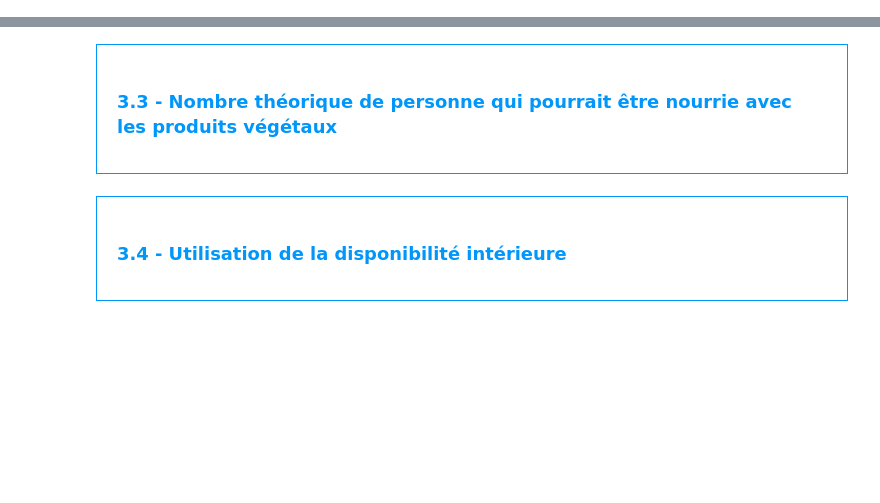
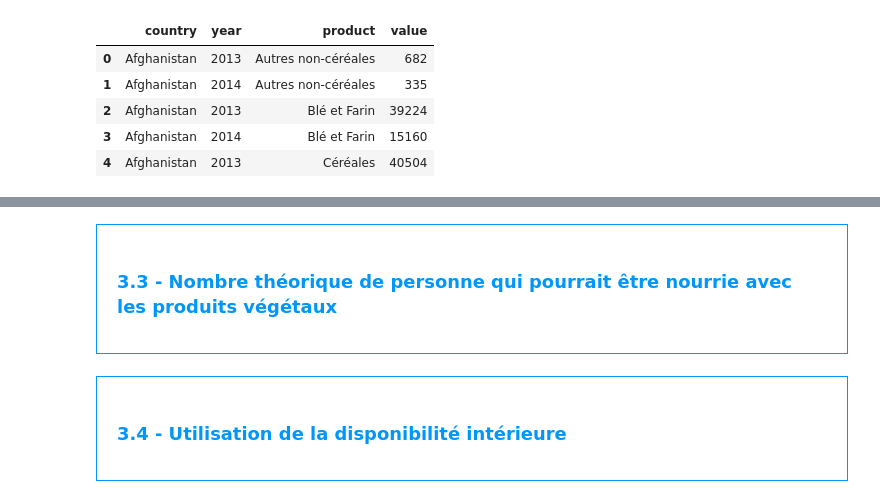
Before and after one commit to zizou47/Data-Science-Projects, a Jupyter notebook: Food, Agriculture Organization (FAO) analysis/analysis.ipynb, the cells around one changed output, grey strips where cells are left out. Saved outputs shown, nothing was run; the diff lists cells and outputs as text; code cells hidden in the pictures; blank space fills up the shorter version.

```diff
--- a/Food, Agriculture Organization (FAO) analysis/analysis.ipynb
+++ b/Food, Agriculture Organization (FAO) analysis/analysis.ipynb
@@ -106,4 +165,11 @@ Le tableau comporte 3 colonne(s)
 </div>
 # %%
-#Afficher les dimensions du dataset
+alimentary.head()
+# %% [output]
+|  | country | year | product | value |
+| 0 | Afghanistan | 2013 | Autres non-céréales | 682 |
+| 1 | Afghanistan | 2014 | Autres non-céréales | 335 |
+| 2 | Afghanistan | 2013 | Blé et Farin | 39224 |
+| 3 | Afghanistan | 2014 | Blé et Farin | 15160 |
+| 4 | Afghanistan | 2013 | Céréales | 40504 |
 # %%
```
Also changed, not shown: parts of 73 cells of this notebook, 7 other files.
